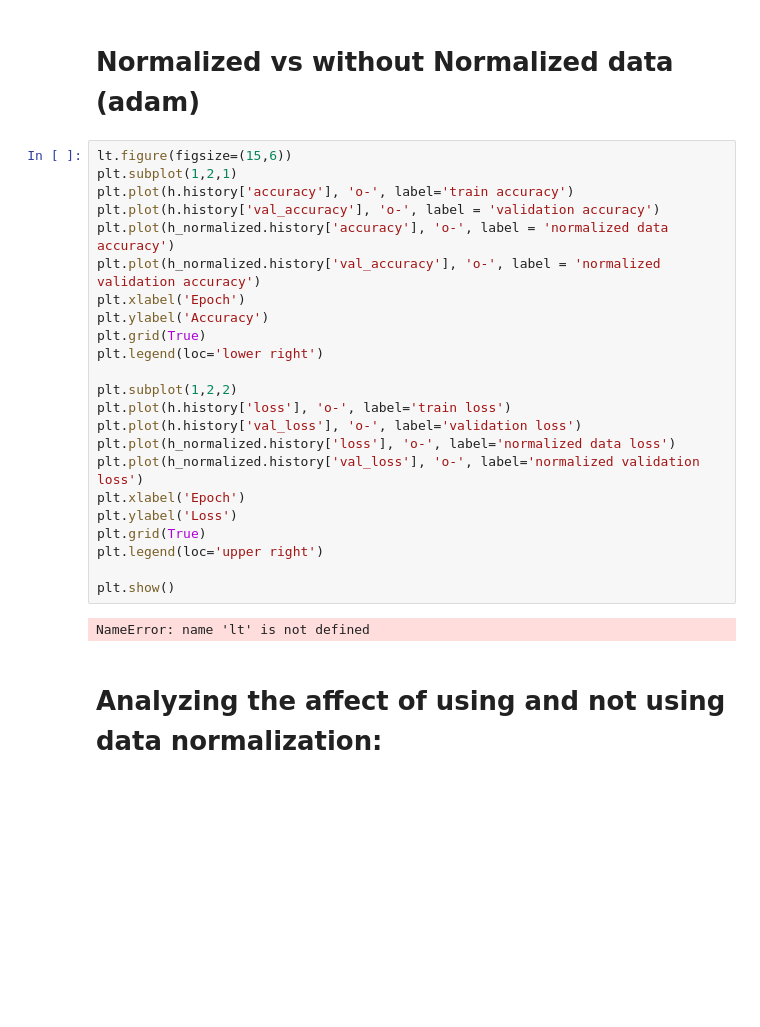
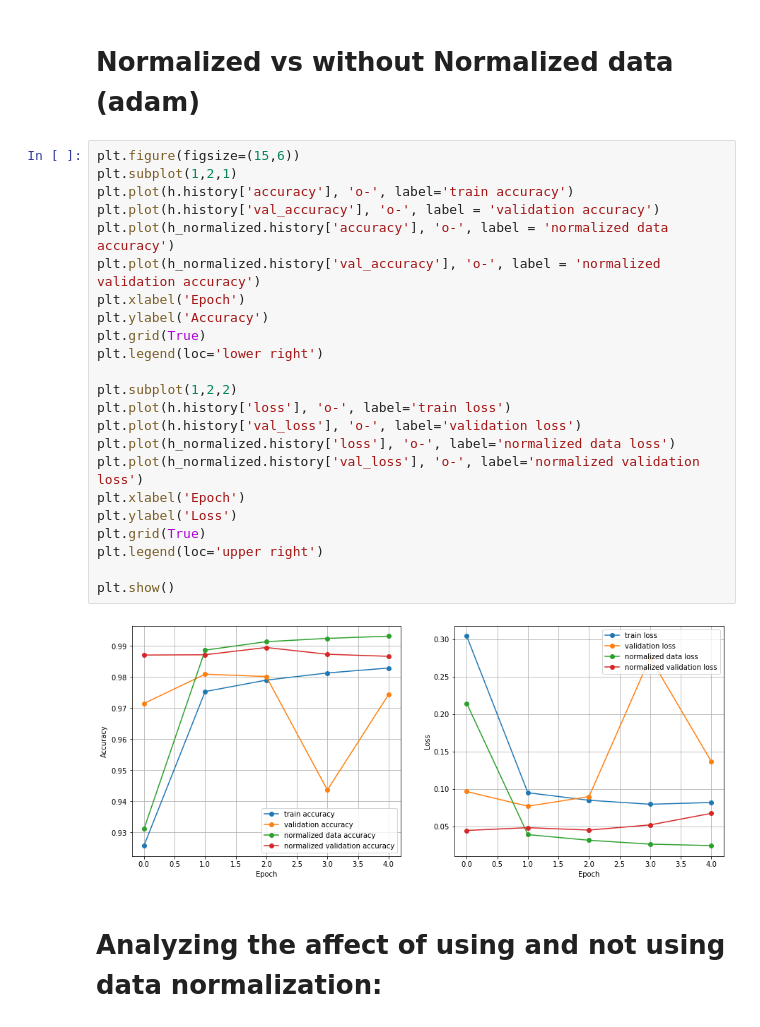
Before and after one commit to mhpranta12/CVPR, a Jupyter notebook: prog_aasignment_1_combined.ipynb, the cells around one changed output. Cells and saved outputs as stored; diff of their text form; blank space fills up the shorter version.

```diff
--- a/prog_aasignment_1_combined.ipynb
+++ b/prog_aasignment_1_combined.ipynb
@@ -253,30 +264,30 @@ Test accuracy: 0.9908999800682068
 # %% [markdown]
 # Normalized vs without Normalized data (adam)
 # %%
-lt.figure(figsize=(15,6))
+plt.figure(figsize=(15,6))
 plt.subplot(1,2,1)
 plt.plot(h.history['accuracy'], 'o-', label='train accuracy')
 plt.plot(h.history['val_accuracy'], 'o-', label = 'validation accuracy')
 plt.plot(h_normalized.history['accuracy'], 'o-', label = 'normalized data accuracy')
 plt.plot(h_normalized.history['val_accuracy'], 'o-', label = 'normalized validation accuracy')
 plt.xlabel('Epoch')
 plt.ylabel('Accuracy')
 plt.grid(True)
 plt.legend(loc='lower right')
 
 plt.subplot(1,2,2)
 plt.plot(h.history['loss'], 'o-', label='train loss')
 plt.plot(h.history['val_loss'], 'o-', label='validation loss')
 plt.plot(h_normalized.history['loss'], 'o-', label='normalized data loss')
 plt.plot(h_normalized.history['val_loss'], 'o-', label='normalized validation loss')
 plt.xlabel('Epoch')
 plt.ylabel('Loss')
 plt.grid(True)
 plt.legend(loc='upper right')
 
 plt.show()
 # %% [output]
-NameError: name 'lt' is not defined
+[figure, added]
 # %% [markdown]
 # Analyzing the affect of using and not using data normalization:
 # %% [markdown]
```
Also changed, not shown: parts of 15 cells of this notebook.
